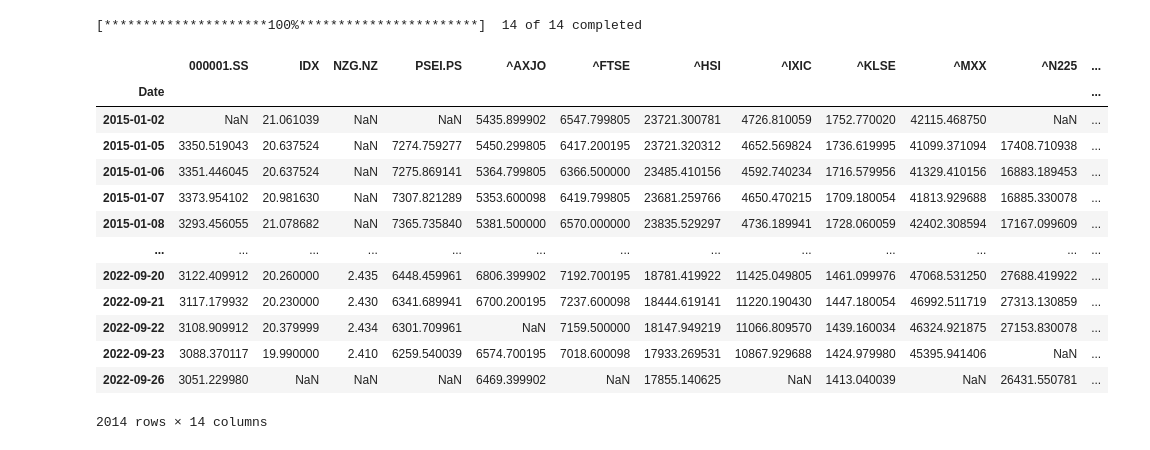
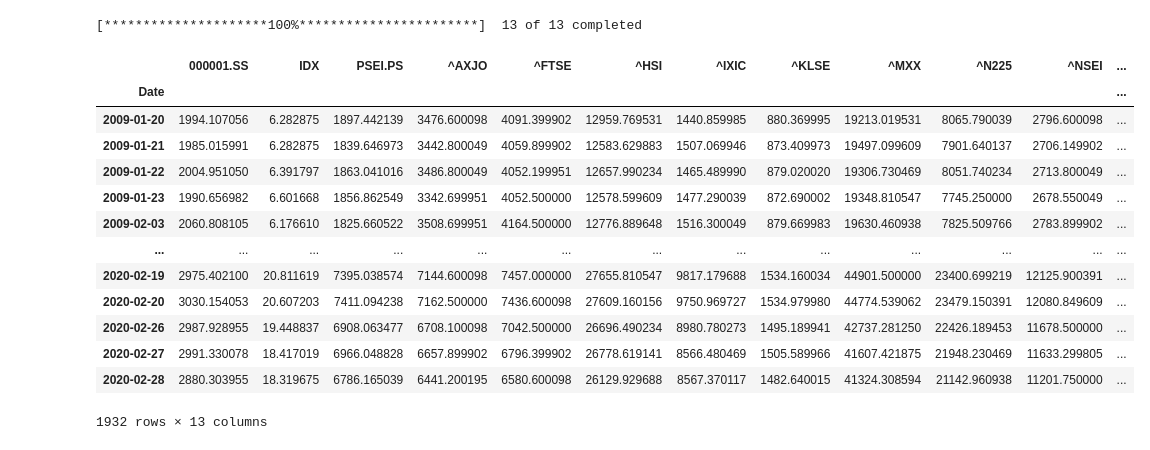
Before and after one commit to abhatia1205/GrangerCausality, a Jupyter notebook: index_data/indexes.ipynb, the cells around one changed output. Cells and saved outputs as stored; diff of their text form; code cells hidden in the pictures.

```diff
--- a/index_data/indexes.ipynb
+++ b/index_data/indexes.ipynb
@@ -7,20 +6,21 @@ yf.pdr_override()
 # %%
-next = yf.Ticker("^IXIC")
-data = pdr.get_data_yahoo("^IXIC ^N225 000001.SS ^FTSE ^AXJO NZG.NZ ^HSI ^STI ^NSEI ^MXX PSEI.PS IDX ^SET.BK ^KLSE", start="2015-01-01", end="2022-09-26")
-data['Adj Close']
+idx_tickers = ["^IXIC", "^N225", "000001.SS", "^FTSE", "^AXJO", "^HSI", "^STI", "^NSEI", "^MXX", "PSEI.PS", "IDX", "^SET.BK", "^KLSE"]
+indexes = yf.download(idx_tickers, end='2020-03-01')['Adj Close']
+indexes = indexes.dropna()
+indexes
 # %% [output]
-[*********************100%***********************]  14 of 14 completed
+[*********************100%***********************]  13 of 13 completed
-|  | 000001.SS | IDX | NZG.NZ | PSEI.PS | ^AXJO | ^FTSE | ^HSI | ^IXIC | ^KLSE | ^MXX | ^N225 | ... |
+|  | 000001.SS | IDX | PSEI.PS | ^AXJO | ^FTSE | ^HSI | ^IXIC | ^KLSE | ^MXX | ^N225 | ^NSEI | ... |
 | Date |  |  |  |  |  |  |  |  |  |  |  | ... |
-| 2015-01-02 | NaN | 21.061039 | NaN | NaN | 5435.899902 | 6547.799805 | 23721.300781 | 4726.810059 | 1752.770020 | 42115.468750 | NaN | ... |
-| 2015-01-05 | 3350.519043 | 20.637524 | NaN | 7274.759277 | 5450.299805 | 6417.200195 | 23721.320312 | 4652.569824 | 1736.619995 | 41099.371094 | 17408.710938 | ... |
-| 2015-01-06 | 3351.446045 | 20.637524 | NaN | 7275.869141 | 5364.799805 | 6366.500000 | 23485.410156 | 4592.740234 | 1716.579956 | 41329.410156 | 16883.189453 | ... |
-| 2015-01-07 | 3373.954102 | 20.981630 | NaN | 7307.821289 | 5353.600098 | 6419.799805 | 23681.259766 | 4650.470215 | 1709.180054 | 41813.929688 | 16885.330078 | ... |
-| 2015-01-08 | 3293.456055 | 21.078682 | NaN | 7365.735840 | 5381.500000 | 6570.000000 | 23835.529297 | 4736.189941 | 1728.060059 | 42402.308594 | 17167.099609 | ... |
+| 2009-01-20 | 1994.107056 | 6.282875 | 1897.442139 | 3476.600098 | 4091.399902 | 12959.769531 | 1440.859985 | 880.369995 | 19213.019531 | 8065.790039 | 2796.600098 | ... |
+| 2009-01-21 | 1985.015991 | 6.282875 | 1839.646973 | 3442.800049 | 4059.899902 | 12583.629883 | 1507.069946 | 873.409973 | 19497.099609 | 7901.640137 | 2706.149902 | ... |
+| 2009-01-22 | 2004.951050 | 6.391797 | 1863.041016 | 3486.800049 | 4052.199951 | 12657.990234 | 1465.489990 | 879.020020 | 19306.730469 | 8051.740234 | 2713.800049 | ... |
+| 2009-01-23 | 1990.656982 | 6.601668 | 1856.862549 | 3342.699951 | 4052.500000 | 12578.599609 | 1477.290039 | 872.690002 | 19348.810547 | 7745.250000 | 2678.550049 | ... |
+| 2009-02-03 | 2060.808105 | 6.176610 | 1825.660522 | 3508.699951 | 4164.500000 | 12776.889648 | 1516.300049 | 879.669983 | 19630.460938 | 7825.509766 | 2783.899902 | ... |
 | ... | ... | ... | ... | ... | ... | ... | ... | ... | ... | ... | ... | ... |
-| 2022-09-20 | 3122.409912 | 20.260000 | 2.435 | 6448.459961 | 6806.399902 | 7192.700195 | 18781.419922 | 11425.049805 | 1461.099976 | 47068.531250 | 27688.419922 | ... |
-| 2022-09-21 | 3117.179932 | 20.230000 | 2.430 | 6341.689941 | 6700.200195 | 7237.600098 | 18444.619141 | 11220.190430 | 1447.180054 | 46992.511719 | 27313.130859 | ... |
-| 2022-09-22 | 3108.909912 | 20.379999 | 2.434 | 6301.709961 | NaN | 7159.500000 | 18147.949219 | 11066.809570 | 1439.160034 | 46324.921875 | 27153.830078 | ... |
-| 2022-09-23 | 3088.370117 | 19.990000 | 2.410 | 6259.540039 | 6574.700195 | 7018.600098 | 17933.269531 | 10867.929688 | 1424.979980 | 45395.941406 | NaN | ... |
-| 2022-09-26 | 3051.229980 | NaN | NaN | NaN | 6469.399902 | NaN | 17855.140625 | NaN | 1413.040039 | NaN | 26431.550781 | ... |
+| 2020-02-19 | 2975.402100 | 20.811619 | 7395.038574 | 7144.600098 | 7457.000000 | 27655.810547 | 9817.179688 | 1534.160034 | 44901.500000 | 23400.699219 | 12125.900391 | ... |
+| 2020-02-20 | 3030.154053 | 20.607203 | 7411.094238 | 7162.500000 | 7436.600098 | 27609.160156 | 9750.969727 | 1534.979980 | 44774.539062 | 23479.150391 | 12080.849609 | ... |
+| 2020-02-26 | 2987.928955 | 19.448837 | 6908.063477 | 6708.100098 | 7042.500000 | 26696.490234 | 8980.780273 | 1495.189941 | 42737.281250 | 22426.189453 | 11678.500000 | ... |
+| 2020-02-27 | 2991.330078 | 18.417019 | 6966.048828 | 6657.899902 | 6796.399902 | 26778.619141 | 8566.480469 | 1505.589966 | 41607.421875 | 21948.230469 | 11633.299805 | ... |
+| 2020-02-28 | 2880.303955 | 18.319675 | 6786.165039 | 6441.200195 | 6580.600098 | 26129.929688 | 8567.370117 | 1482.640015 | 41324.308594 | 21142.960938 | 11201.750000 | ... |
-2014 rows × 14 columns
+1932 rows × 13 columns
```
Also changed, not shown: parts of 12 cells of this notebook, 15 other files.
